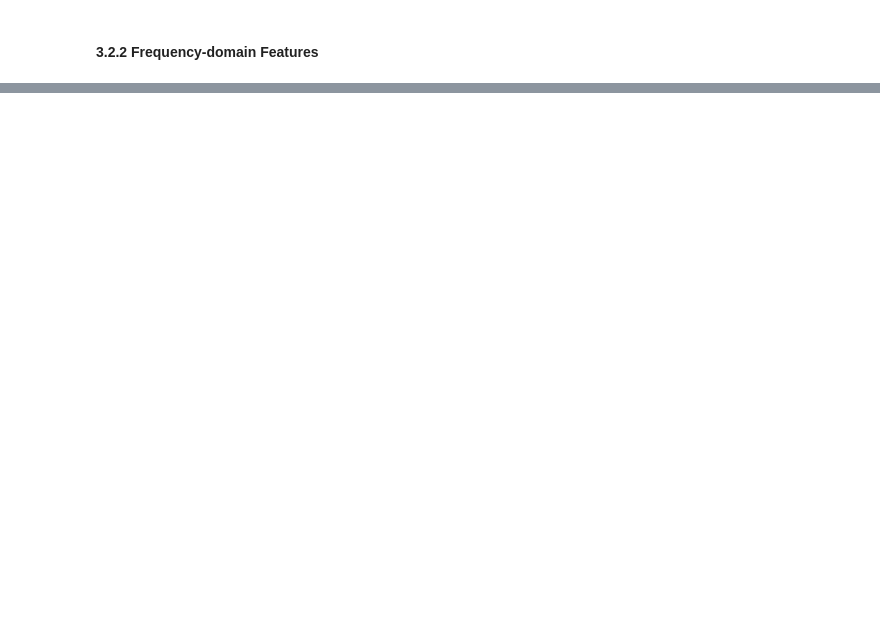
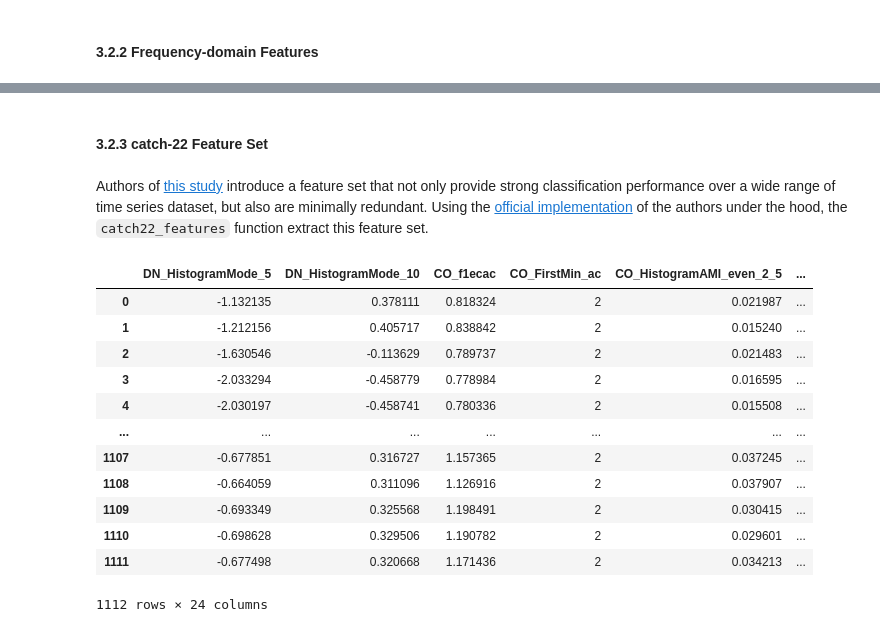
Before and after one commit to pydamavand/documentation, a Jupyter notebook: docs/notebooks/tutorials/signal_processing_101.ipynb, the cells around one changed output, grey strips where cells are left out. Drawn from its saved outputs; the diff is of its cells as text; code cells hidden in the pictures; blank space fills up the shorter version.

Commit message:
updating the signal processing tutorial

```diff
--- a/docs/notebooks/tutorials/signal_processing_101.ipynb
+++ b/docs/notebooks/tutorials/signal_processing_101.ipynb
@@ -332,0 +349,59 @@ freq_features_df
+# %% [markdown]
+#### 3.2.3 catch-22 Feature Set
+# %% [markdown]
+Authors of [this study](https://link.springer.com/article/10.1007/s10618-019-00647-x) introduce a feature set that not only provide strong classification performance over a wide range of time series dataset, but also are minimally redundant. Using the [official implementation](https://time-series-features.gitbook.io/catch22/language-specific-docs/python#computing-catch22-features) of the authors under the hood, the `catch22_features` function extract this feature set.
+# %%
+from damavand.damavand.datasets.downloaders import read_addresses, ZipDatasetDownloader
+from damavand.damavand.datasets.digestors import MFPT
+from damavand.damavand.signal_processing.feature_extraction import *
+from damavand.damavand.signal_processing.transformations import fft
+from damavand.damavand.utils import *
+from zipfile import ZipFile
+import pandas as pd
+
+# Downloading the MFPT dataset
+addresses = read_addresses()
+downloader = ZipDatasetDownloader(addresses['MFPT'])
+downloader.download_extract('MFPT.zip', 'MFPT/')
+
+mfpt = MFPT('MFPT/', [
+	'baseline_1.mat',
+	'InnerRaceFault_vload_1.mat',
+	'InnerRaceFault_vload_2.mat',
+	'InnerRaceFault_vload_4.mat',
+	'InnerRaceFault_vload_7.mat',
+	'OuterRaceFault_1.mat',
+	'OuterRaceFault_vload_1.mat',
+	'OuterRaceFault_vload_2.mat',
+	'OuterRaceFault_vload_4.mat',
+	'OuterRaceFault_vload_7.mat',
+])
+
+# Mining the dataset
+mining_params = {
+    97656: {'win_len': 16671, 'hop_len': 2000},
+    48828: {'win_len': 8337, 'hop_len': 1000},
+}
+mfpt.mine(mining_params)
+
+# Signal/Metadata split
+df = pd.concat(mfpt.data[48828]).reset_index(drop = True)
+signals, metadata = df.iloc[:, : - 4], df.iloc[:, - 4 :]
+
+# Toggle the include_additionals to False, to stay with the original 22 features
+catch22_features_df = catch22_features(signals, include_additionals=True)
+catch22_features_df
+# %% [output]
+|  | DN_HistogramMode_5 | DN_HistogramMode_10 | CO_f1ecac | CO_FirstMin_ac | CO_HistogramAMI_even_2_5 | ... |
+| 0 | -1.132135 | 0.378111 | 0.818324 | 2 | 0.021987 | ... |
+| 1 | -1.212156 | 0.405717 | 0.838842 | 2 | 0.015240 | ... |
+| 2 | -1.630546 | -0.113629 | 0.789737 | 2 | 0.021483 | ... |
+| 3 | -2.033294 | -0.458779 | 0.778984 | 2 | 0.016595 | ... |
+| 4 | -2.030197 | -0.458741 | 0.780336 | 2 | 0.015508 | ... |
+| ... | ... | ... | ... | ... | ... | ... |
+| 1107 | -0.677851 | 0.316727 | 1.157365 | 2 | 0.037245 | ... |
+| 1108 | -0.664059 | 0.311096 | 1.126916 | 2 | 0.037907 | ... |
+| 1109 | -0.693349 | 0.325568 | 1.198491 | 2 | 0.030415 | ... |
+| 1110 | -0.698628 | 0.329506 | 1.190782 | 2 | 0.029601 | ... |
+| 1111 | -0.677498 | 0.320668 | 1.171436 | 2 | 0.034213 | ... |
+1112 rows × 24 columns
```
Also changed, not shown: parts of 7 cells of this notebook, 1 other file.
